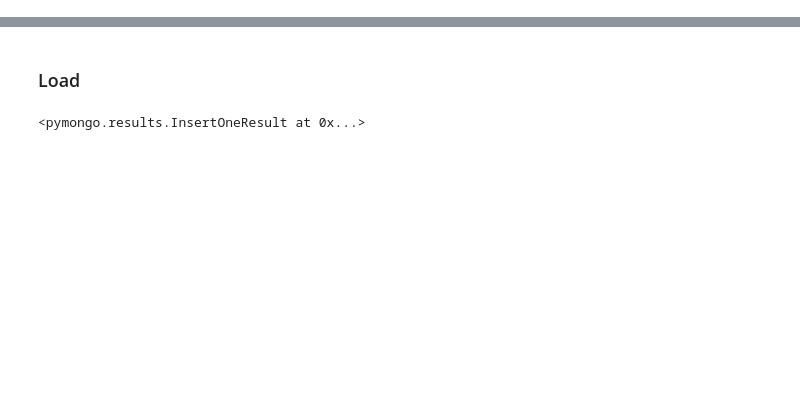
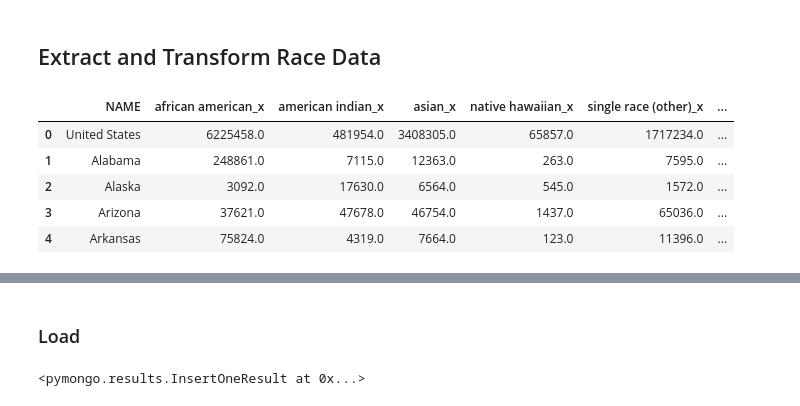
Before and after one commit to DPintacasi/BCproject2, a Jupyter notebook: ETL/census_age_ETL-updated.ipynb, the cells around one changed output, grey strips where cells are left out. Saved outputs shown, nothing was run; the diff lists cells and outputs as text; code cells hidden in the pictures; blank space fills up the shorter version.

```diff
--- a/ETL/census_age_ETL-updated.ipynb
+++ b/ETL/census_age_ETL-updated.ipynb
@@ -136,0 +176,2 @@ output_dictionary
+# %% [markdown]
+## Extract and Transform Race Data
@@ -136,0 +211,38 @@ output_dictionary
+# %%
+# API calls and transformation
+
+c = Census(api_key, year=2019)
+
+owner_us_occupied_data = c.acs5st.get(("NAME", "S2502_C03_003E", "S2502_C03_004E", "S2502_C03_005E",
+                      "S2502_C03_006E","S2502_C03_007E", "S2502_C03_008E", "S2502_C03_009E", "S2502_C03_010E"), {'for': 'us:*'})
+
+owner_state_occupied_data = c.acs5st.get(("NAME", "S2502_C03_003E", "S2502_C03_004E", "S2502_C03_005E",
+                      "S2502_C03_006E","S2502_C03_007E", "S2502_C03_008E", "S2502_C03_009E", "S2502_C03_010E"), {'for': 'state:*'})
+
+renter_us_occupied_data = c.acs5st.get(("NAME", "S2502_C05_003E", "S2502_C05_004E", "S2502_C05_005E",
+                      "S2502_C05_006E","S2502_C05_007E", "S2502_C05_008E", "S2502_C05_009E", "S2502_C05_010E"), {'for': 'us:*'})
+
+renter_state_occupied_data = c.acs5st.get(("NAME", "S2502_C05_003E", "S2502_C05_004E", "S2502_C05_005E",
+                      "S2502_C05_006E","S2502_C05_007E", "S2502_C05_008E", "S2502_C05_009E", "S2502_C05_010E"), {'for': 'state:*'})
+# %%
+owner_us_occupied_df = transform_census_race_data(owner_us_occupied_data)
+renter_us_occupied_df = transform_census_race_data(renter_us_occupied_data)
+owner_state_occupied_df = transform_census_race_data(owner_state_occupied_data)
+renter_state_occupied_df = transform_census_race_data(renter_state_occupied_data)
+# %%
+owner_merged = pd.concat([owner_us_occupied_df, owner_state_occupied_df])
+renter_merged = pd.concat([renter_us_occupied_df, renter_state_occupied_df])
+merged_df = pd.merge(owner_merged,renter_merged, how = "outer", on = "NAME")
+# %%
+merged_df["total_owner_occupied"] = merged_df.iloc[:,1]+merged_df.iloc[:,2]+merged_df.iloc[:,3]+merged_df.iloc[:,4]+ \
+                                    merged_df.iloc[:,5]+merged_df.iloc[:,6]+merged_df.iloc[:,7]+merged_df.iloc[:,8]
+merged_df["total_renter_occupied"] =merged_df.iloc[:,9]+merged_df.iloc[:,10]+merged_df.iloc[:,11]+merged_df.iloc[:,12]+\
+                                    merged_df.iloc[:,13]+merged_df.iloc[:,14]+merged_df.iloc[:,15]+merged_df.iloc[:,16]
+merged_df.head()
+# %% [output]
+|  | NAME | african american_x | american indian_x | asian_x | native hawaiian_x | single race (other)_x | ... |
+| 0 | United States | 6225458.0 | 481954.0 | 3408305.0 | 65857.0 | 1717234.0 | ... |
+| 1 | Alabama | 248861.0 | 7115.0 | 12363.0 | 263.0 | 7595.0 | ... |
+| 2 | Alaska | 3092.0 | 17630.0 | 6564.0 | 545.0 | 1572.0 | ... |
+| 3 | Arizona | 37621.0 | 47678.0 | 46754.0 | 1437.0 | 65036.0 | ... |
+| 4 | Arkansas | 75824.0 | 4319.0 | 7664.0 | 123.0 | 11396.0 | ... |
```
Also changed, not shown: parts of 12 cells of this notebook, 6 other files.
